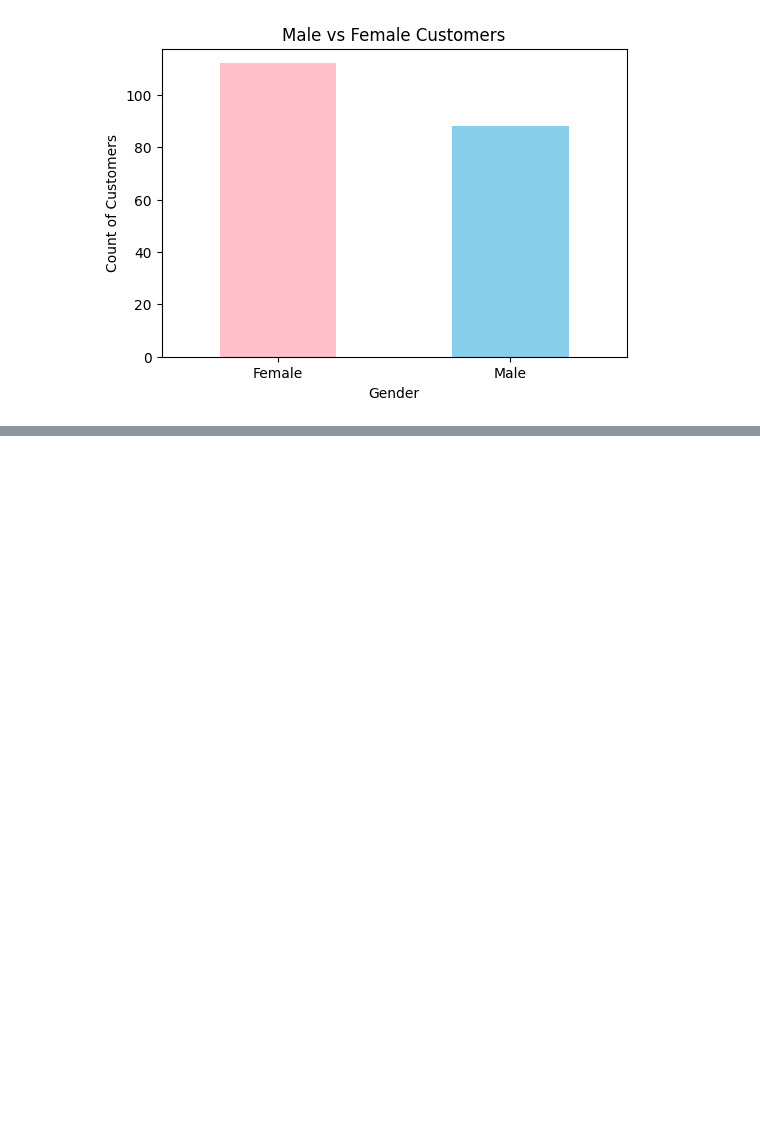
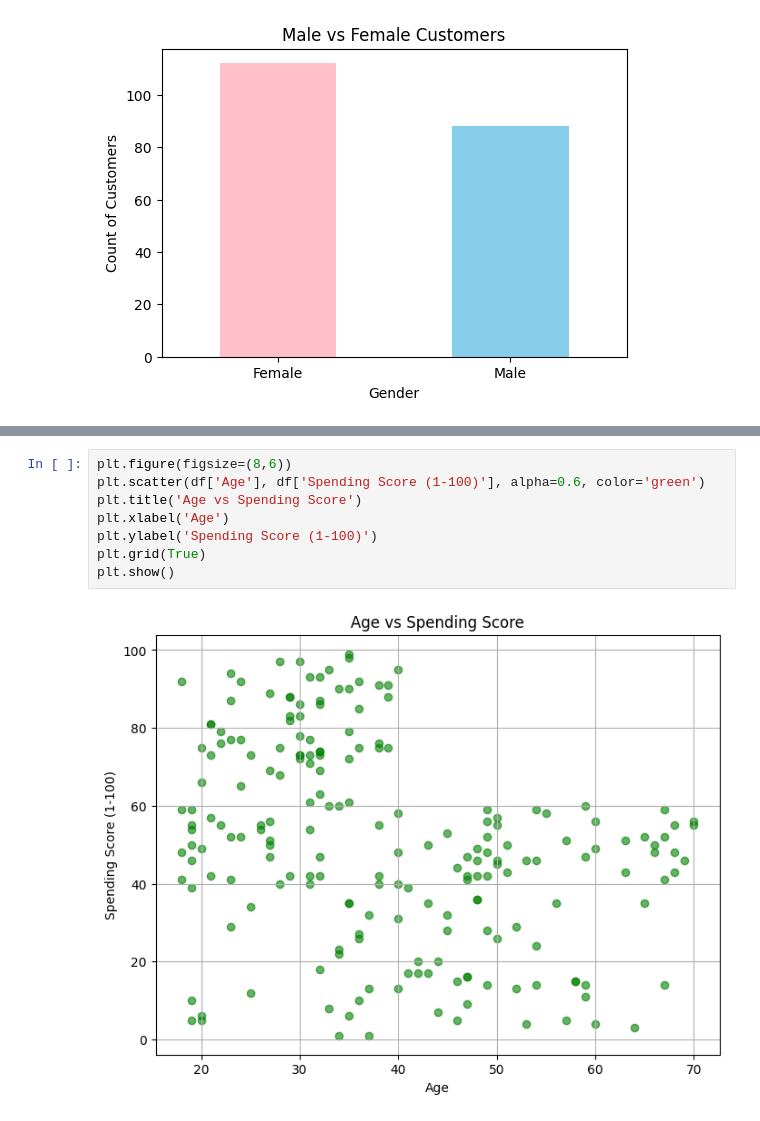
Before and after one commit to Shresthhan/AMNIL-Intern-, a Jupyter notebook: Task_5/mall_customer_segmentation.ipynb, the cells around one changed output, grey strips where cells are left out. Drawn from its saved outputs; the diff is of its cells as text; blank space fills up the shorter version.

```diff
--- a/Task_5/mall_customer_segmentation.ipynb
+++ b/Task_5/mall_customer_segmentation.ipynb
@@ -116,0 +143,10 @@ plt.show()
+# %%
+plt.figure(figsize=(8,6))
+plt.scatter(df['Age'], df['Spending Score (1-100)'], alpha=0.6, color='green')
+plt.title('Age vs Spending Score')
+plt.xlabel('Age')
+plt.ylabel('Spending Score (1-100)')
+plt.grid(True)
+plt.show()
+# %% [output]
+[figure, added]
```
Also changed, not shown: parts of 47 cells of this notebook.
